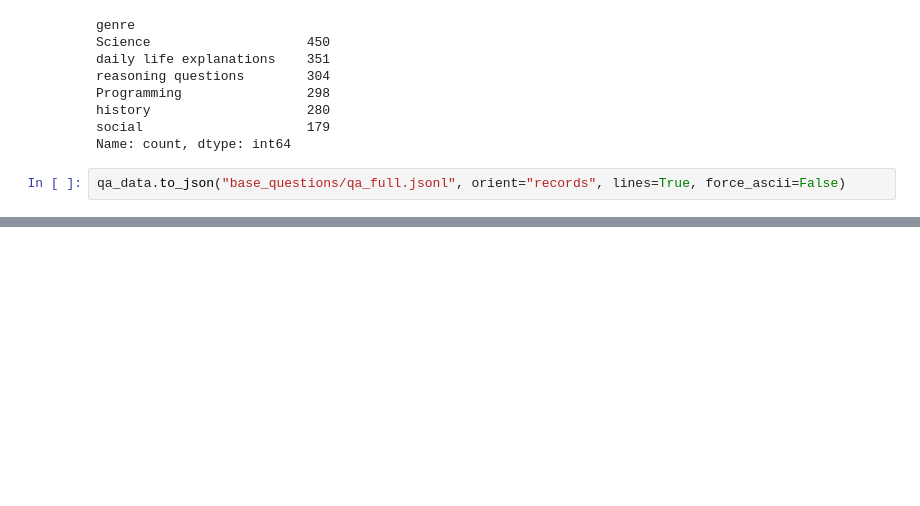
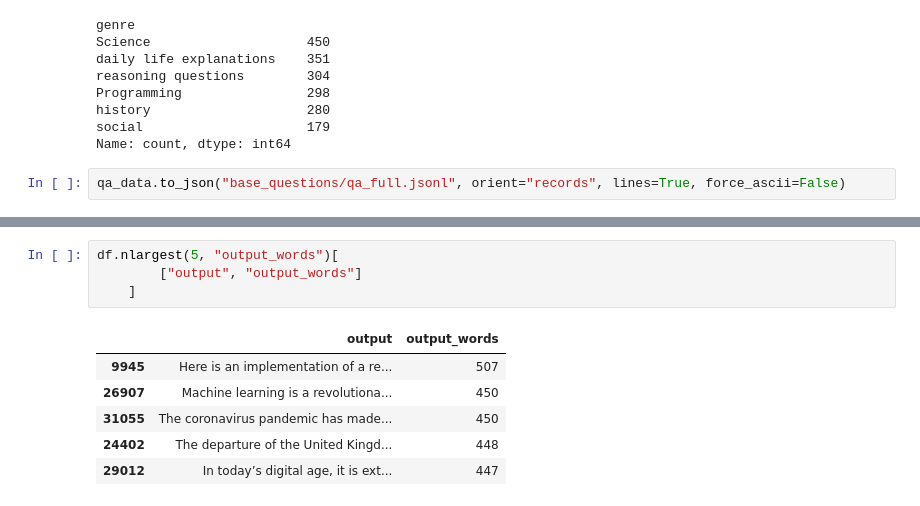
Before and after one commit to AmirHRez/Direct-preference-Optimization, a Jupyter notebook: data/data_exploration.ipynb, the cells around one changed output, grey strips where cells are left out. Cells and saved outputs as stored; diff of their text form; blank space fills up the shorter version.

```diff
--- a/data/data_exploration.ipynb
+++ b/data/data_exploration.ipynb
@@ -103,0 +188,11 @@ qa_data.to_json("base_questions/qa_full.jsonl", orient="records", lines=True, fo
+# %%
+df.nlargest(5, "output_words")[
+        ["output", "output_words"]
+    ]
+# %% [output]
+|  | output | output_words |
+| 9945 | Here is an implementation of a re... | 507 |
+| 26907 | Machine learning is a revolutiona... | 450 |
+| 31055 | The coronavirus pandemic has made... | 450 |
+| 24402 | The departure of the United Kingd... | 448 |
+| 29012 | In today’s digital age, it is ext... | 447 |
```
Also changed, not shown: parts of 12 cells of this notebook, 17 other files.
